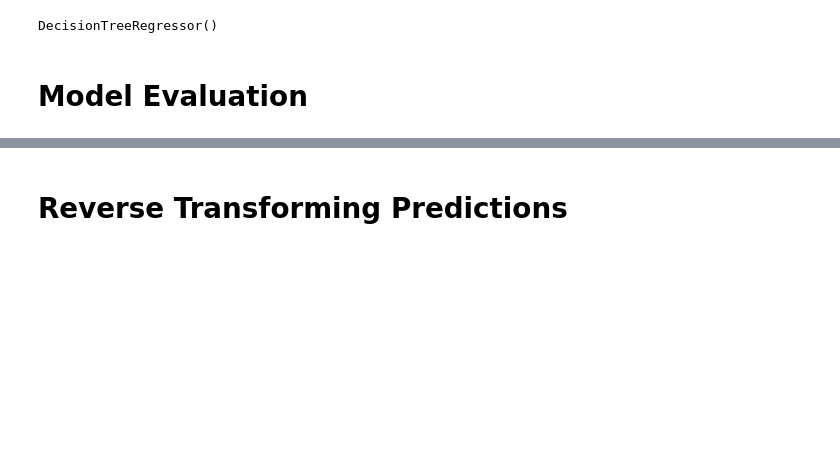
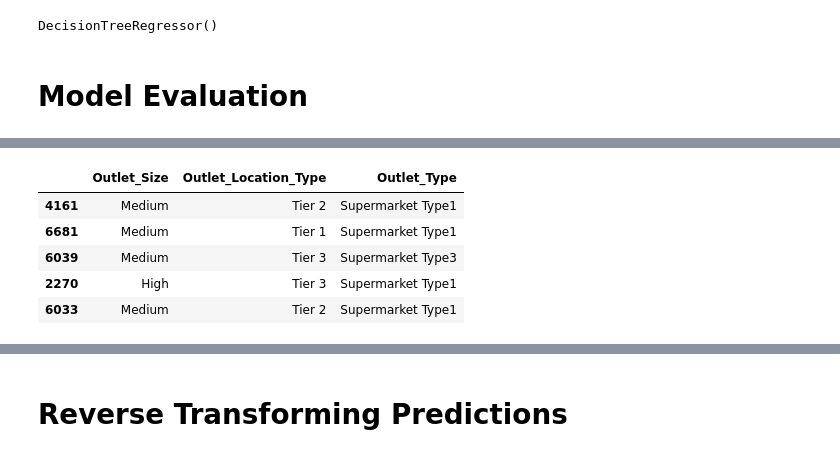
Before and after one commit to Gourav052003/Data-Driven-Sales-Forecasting-for-Big-Mart-Retail-Outlets, a Jupyter notebook: Big-Mart-Sales-Prediction.ipynb, the cells around one changed output, grey strips where cells are left out. Drawn from its saved outputs; the diff is of its cells as text; code cells hidden in the pictures; blank space fills up the shorter version.

```diff
--- a/Big-Mart-Sales-Prediction.ipynb
+++ b/Big-Mart-Sales-Prediction.ipynb
@@ -761,0 +792,10 @@ DecisionTreeRegressor()
+# %%
+ordinal_validation = object_validation.iloc[:,2:]
+ordinal_validation.head()
+# %% [output]
+|  | Outlet_Size | Outlet_Location_Type | Outlet_Type |
+| 4161 | Medium | Tier 2 | Supermarket Type1 |
+| 6681 | Medium | Tier 1 | Supermarket Type1 |
+| 6039 | Medium | Tier 3 | Supermarket Type3 |
+| 2270 | High | Tier 3 | Supermarket Type1 |
+| 6033 | Medium | Tier 2 | Supermarket Type1 |
```
Also changed, not shown: parts of 20 cells of this notebook.
